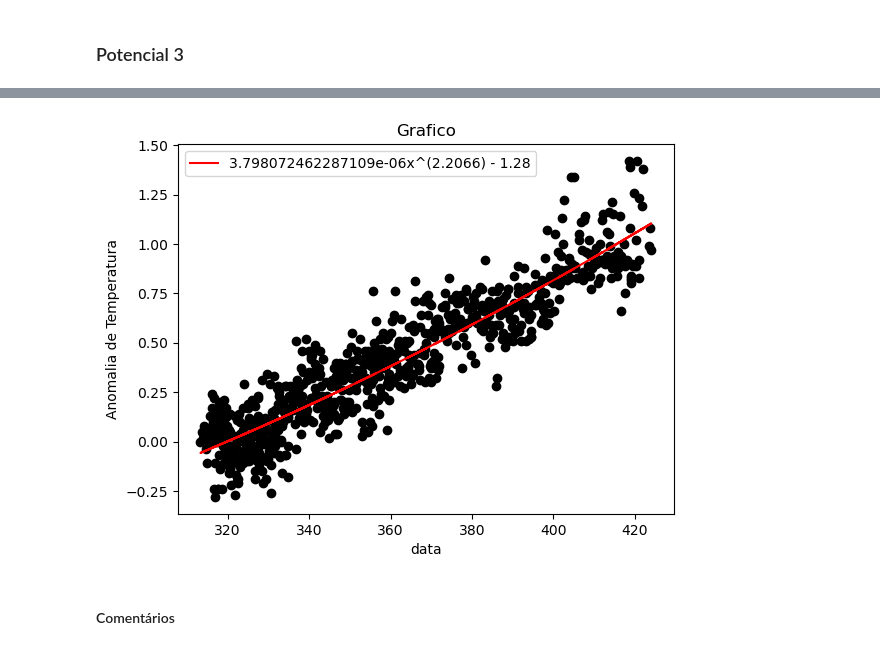
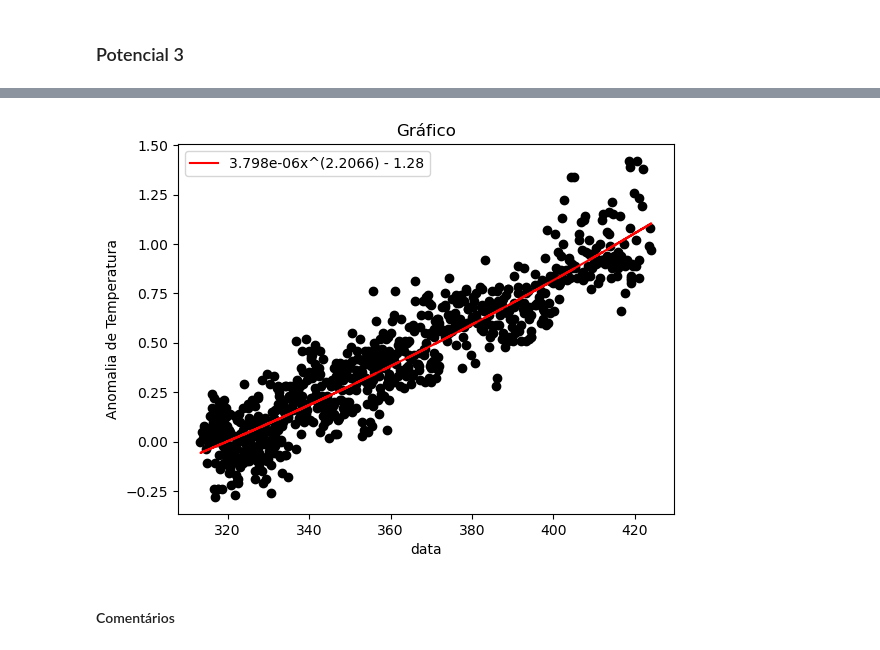
Before and after one commit to Joaof14/Clima_MMQ, a Jupyter notebook: MMQ_statsModel.ipynb, the cells around one changed output, grey strips where cells are left out. Drawn from its saved outputs; the diff is of its cells as text; code cells hidden in the pictures.

```diff
--- a/MMQ_statsModel.ipynb
+++ b/MMQ_statsModel.ipynb
@@ -26,13 +26,13 @@ def treinar_modelo(x_, y_):
     res = model.fit()
     return res
 # %%
-def plotgrafico(xlabel, ylabel, label, linha):
+def plotgrafico(xlabel, ylabel, label, linha, titulo = 'Gráfico'):
     graf, eix = plt.subplots()
     eix.scatter(x,y, color = 'black')
     eix.plot(x, linha , label = label, color = 'red')
     eix.set_ylabel(ylabel)
     eix.set_xlabel(xlabel)
-    eix.set_title('Grafico')
+    eix.set_title(titulo)
     eix.legend()
     graf.show()
 # %% [markdown]
@@ -554,11 +554,11 @@ Notes:
 [1] Standard Errors assume that the covariance matrix of the errors is correctly specified.
 # %%
 #Equação e Gráfico
-equacaolabel = f'{np.exp(res.params[0])}x^({round(res.params[1],4)}) - {round(yNorm,4)}'
+equacaolabel = f'{np.exp(res.params[0]):.4g}x^({round(res.params[1],4)}) - {round(yNorm,4):.4g}'
 funApro = np.exp(res.params[0]) * (x ** res.params[1]) - yNorm
 plotgrafico('data', 'Anomalia de Temperatura', equacaolabel, funApro  )
 # %% [output]
-[figure, old version]
+[figure, new version]
 # %% [markdown]
 #### Comentários
 # %% [markdown]
```
Also changed, not shown: parts of 28 cells of this notebook, 1 other file.
